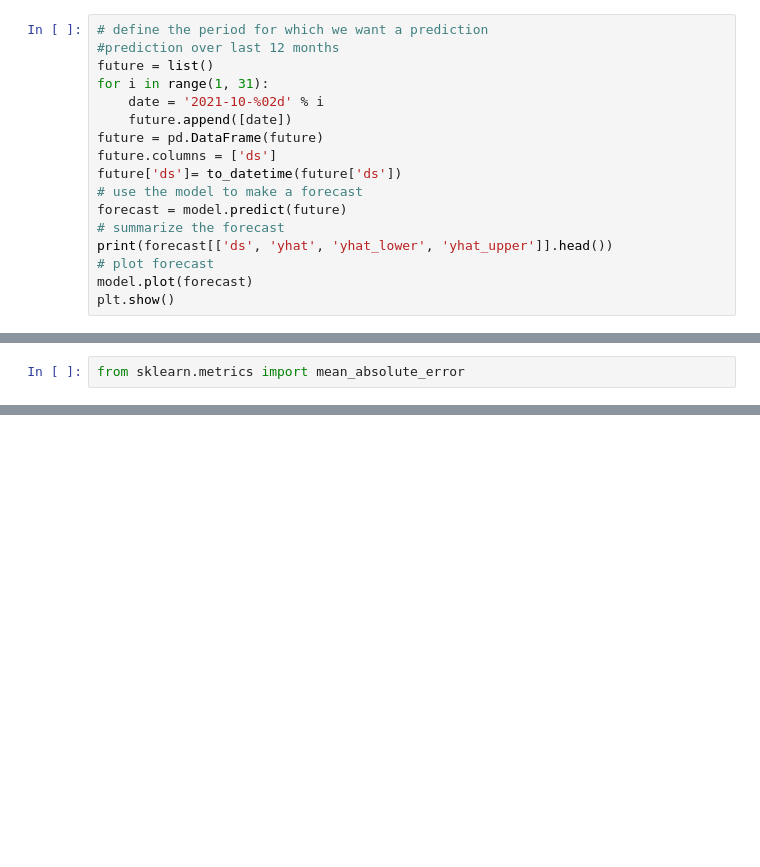
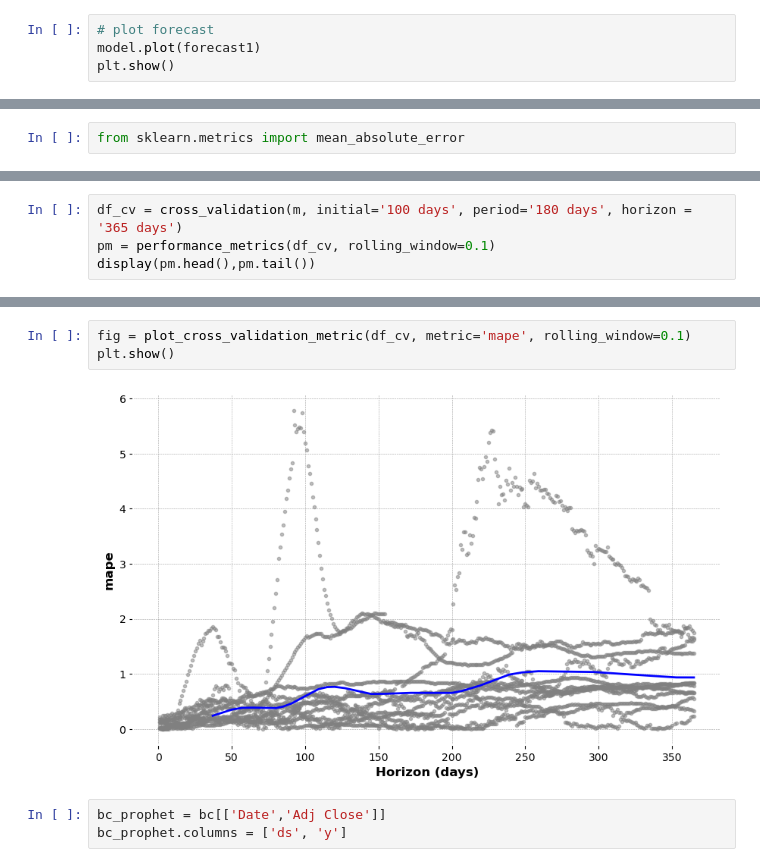
Before and after one commit to General2096/Sprinboard, a Jupyter notebook: Capstone Project/Pre-processing & Training Data Development Bitcoin.ipynb, the cells around one changed output, grey strips where cells are left out. Drawn from its saved outputs; the diff is of its cells as text; blank space fills up the shorter version.

```diff
--- a/Capstone Project/Pre-processing & Training Data Development Bitcoin.ipynb
+++ b/Capstone Project/Pre-processing & Training Data Development Bitcoin.ipynb
@@ -337,18 +367,5 @@ forecast[['ds', 'yhat', 'yhat_lower', 'yhat_upper']].tail()
 # %%
-# define the period for which we want a prediction
-#prediction over last 12 months
-future = list()
-for i in range(1, 31):
-	date = '2021-10-%02d' % i
-	future.append([date])
-future = pd.DataFrame(future)
-future.columns = ['ds']
-future['ds']= to_datetime(future['ds'])
-# use the model to make a forecast
-forecast = model.predict(future)
-# summarize the forecast
-print(forecast[['ds', 'yhat', 'yhat_lower', 'yhat_upper']].head())
 # plot forecast
-model.plot(forecast)
+model.plot(forecast1)
 plt.show()
 # %% [output]
@@ -433,0 +466,4 @@ fig = plot_cross_validation_metric(df_cv, metric='mape')
+# %%
+df_cv = cross_validation(m, initial='100 days', period='180 days', horizon = '365 days')
+pm = performance_metrics(df_cv, rolling_window=0.1)
+display(pm.head(),pm.tail())
@@ -433,0 +485,8 @@ fig = plot_cross_validation_metric(df_cv, metric='mape')
+# %%
+fig = plot_cross_validation_metric(df_cv, metric='mape', rolling_window=0.1)
+plt.show()
+# %% [output]
+[figure, added]
+# %%
+bc_prophet = bc[['Date','Adj Close']]
+bc_prophet.columns = ['ds', 'y']
```
Also changed, not shown: parts of 44 cells of this notebook.
